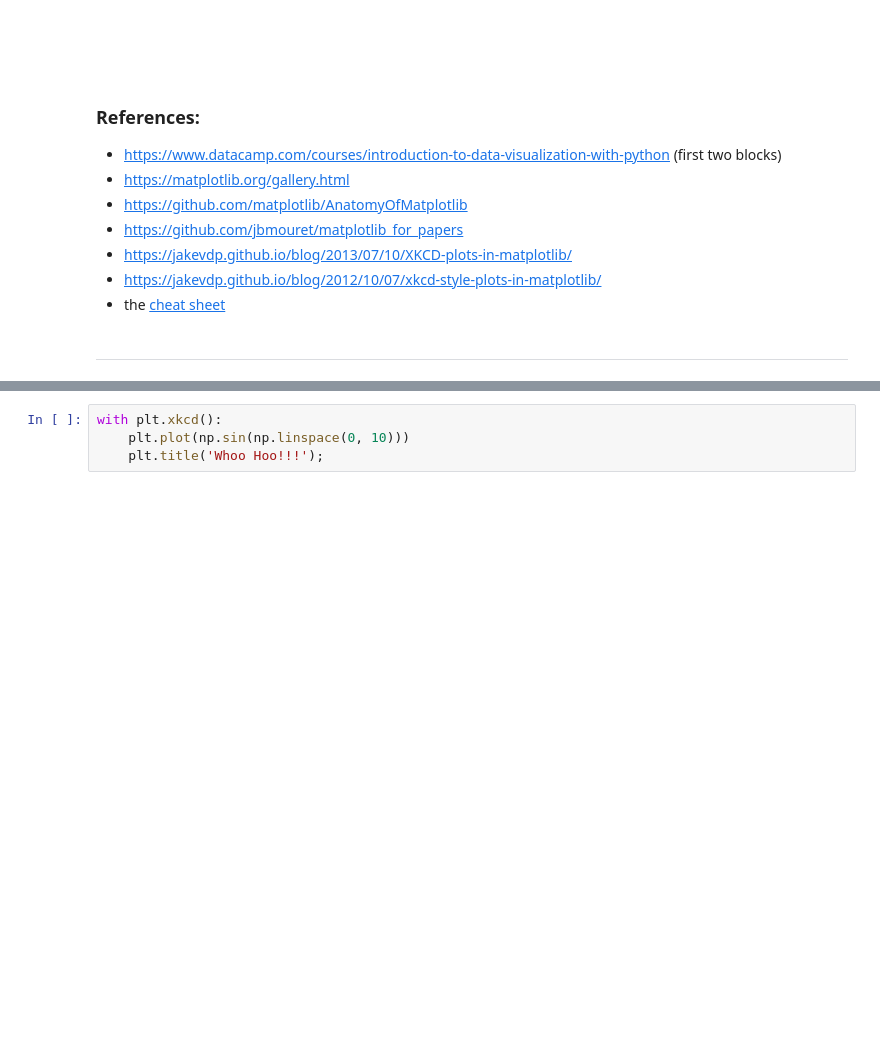
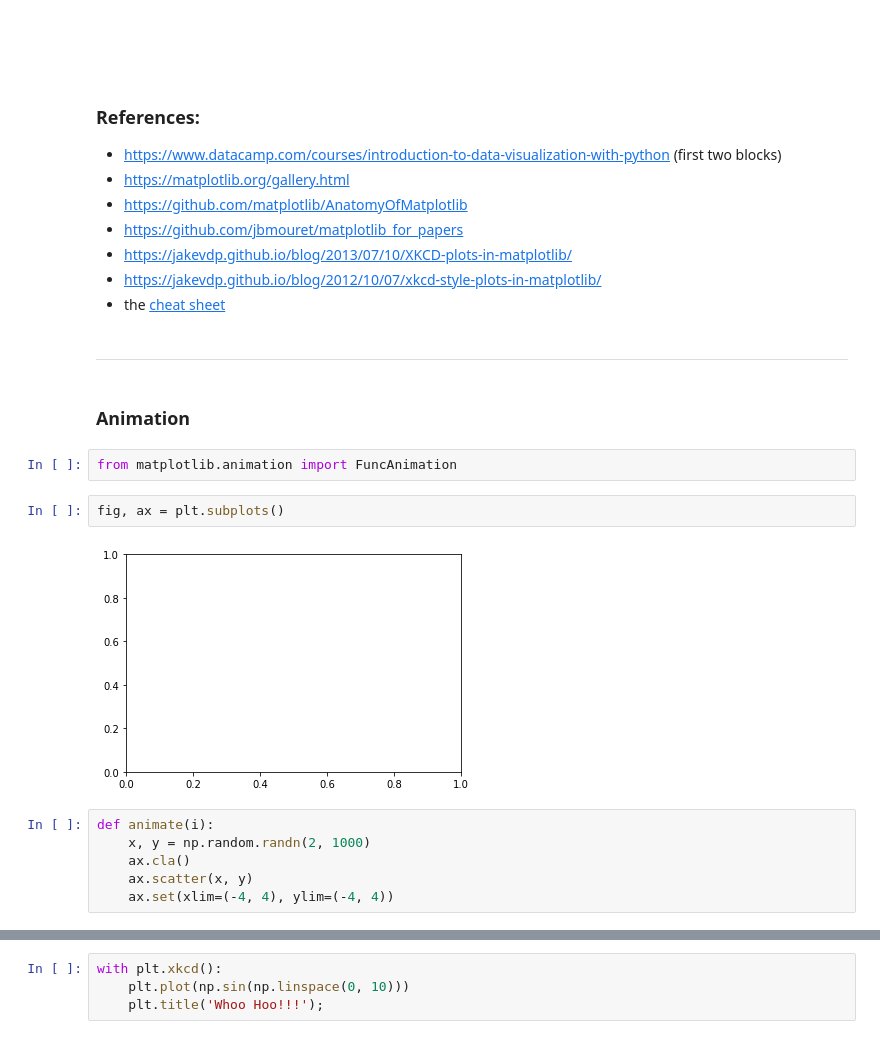
Before and after one commit to mohammadbashiri/MPI-python-workshop-march2019, a Jupyter notebook: Day2/Day2_session2_matplotlib.ipynb, the cells around one changed output, grey strips where cells are left out. Saved outputs shown, nothing was run; the diff lists cells and outputs as text; blank space fills up the shorter version.

Commit message:
added a section for animation with Matplotlib

```diff
--- a/Day2/Day2_session2_matplotlib.ipynb
+++ b/Day2/Day2_session2_matplotlib.ipynb
@@ -442,3 +442,17 @@ fig.savefig("NameOfTheFile.png", transparent=True)
 - the [cheat sheet](https://s3.amazonaws.com/assets.datacamp.com/blog_assets/Python_Matplotlib_Cheat_Sheet.pdf)
 # %% [markdown]
 ---
+# %% [markdown]
+### Animation
+# %%
+from matplotlib.animation import FuncAnimation
+# %%
+fig, ax = plt.subplots()
+# %% [output]
+[figure, added]
+# %%
+def animate(i):
+    x, y = np.random.randn(2, 1000)
+    ax.cla()
+    ax.scatter(x, y)
+    ax.set(xlim=(-4, 4), ylim=(-4, 4))
```
Also changed, not shown: parts of 3 cells of this notebook, 2 other files.
